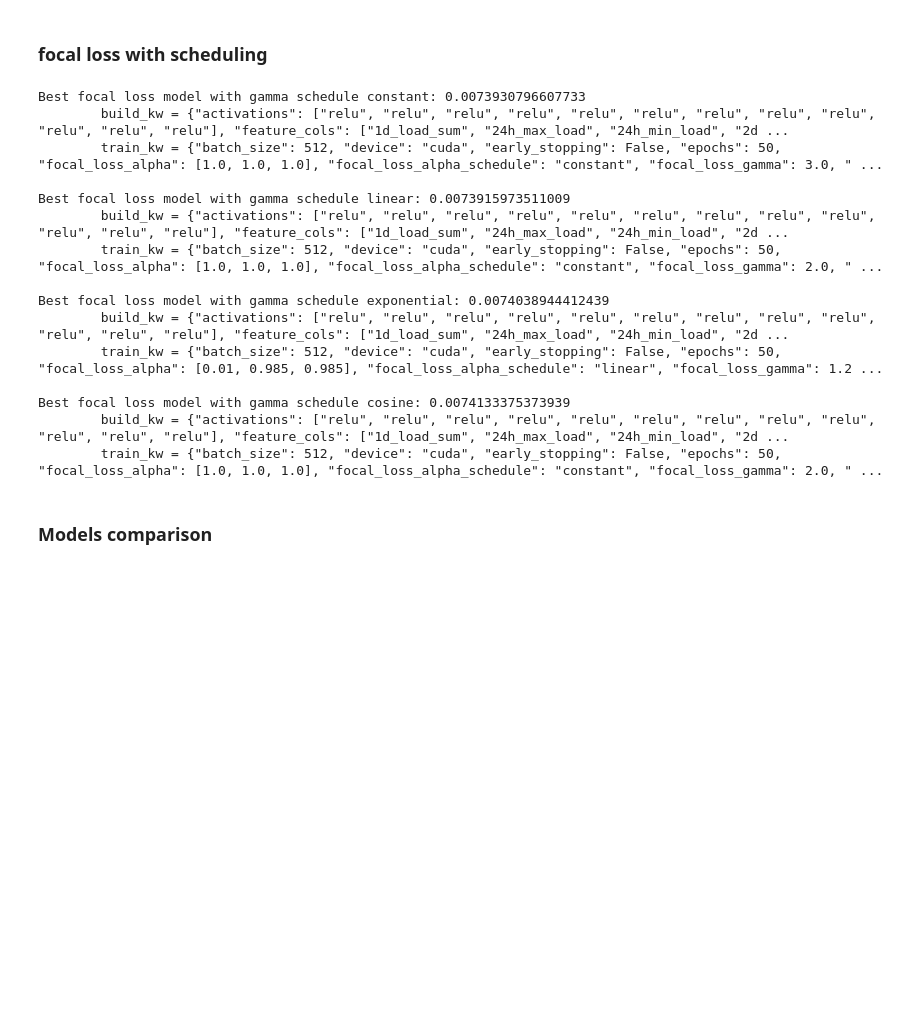
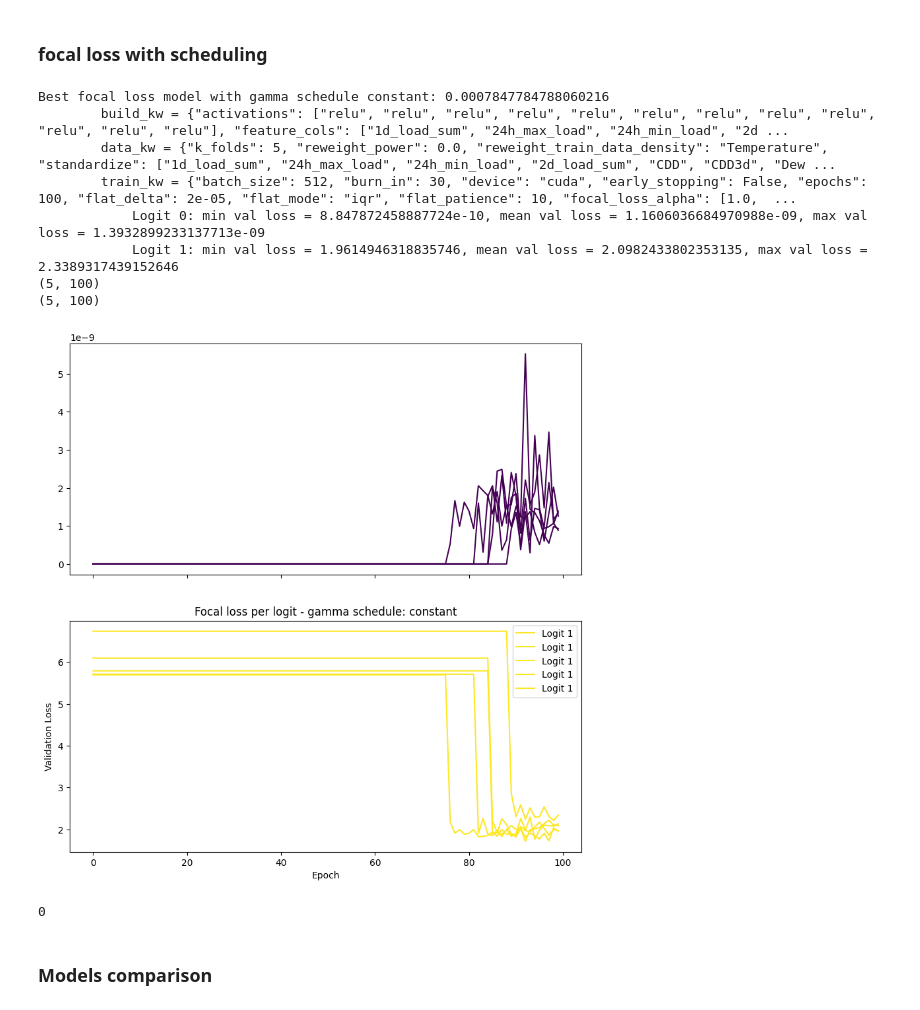
Before and after one commit to malo-lahogue/Generator-outage-probability, a Jupyter notebook: Notebooks/hourly_grid_search.ipynb, the cells around one changed output. Drawn from its saved outputs; the diff is of its cells as text; code cells hidden in the pictures; blank space fills up the shorter version.

```diff
--- a/Notebooks/hourly_grid_search.ipynb
+++ b/Notebooks/hourly_grid_search.ipynb
@@ -59,7 +60,7 @@ Name: 1014, dtype: object
 State = '_New York'
 # State = ''
 
-for initial_state in ['A', 'D', 'U']:
+for initial_state in ['A']:#, 'D', 'U']:
     for end_state in ['A', 'D', 'U', 'all']:
         if initial_state == end_state:
             continue
@@ -220,18 +423,20 @@ grid_search_raw_df
 # %%
 cross_entropy_df = grid_search_focal_loss.loc[((grid_search_focal_loss['train_focal_loss_gamma_schedule']=='constant')
                                                & (grid_search_focal_loss['train_focal_loss_gamma']==0.0)
-                                               & (grid_search_focal_loss['train_focal_loss_alpha']==(1.0, 1.0, 1.0))
+                                               & (grid_search_focal_loss['train_focal_loss_alpha']==(1.0,1.0))
                                                & (grid_search_focal_loss['train_focal_loss_alpha_schedule']=='constant'))].copy().reset_index(drop=True)
 
-best_ce = cross_entropy_df.iloc[cross_entropy_df['min_val_loss'].idxmin()]
+best_ce = cross_entropy_df.iloc[cross_entropy_df['mean_val_loss'].idxmin()]
 print('Best cross-entropy model:')
 print(best_ce)
 idx = best_ce['index']
 print(f"\nInitial df row index: {idx}")
 raw_row = grid_search_raw_df.loc[idx]
 build_kw = raw_row['build_params'].replace(';', ',').replace('true', 'True').replace('false', 'False')
+data_kw = raw_row['data_params'].replace(';', ',').replace('true', 'True').replace('false', 'False')
 train_kw = raw_row['train_params'].replace(';', ',').replace('true', 'True').replace('false', 'False')
 print(f'Build params: {build_kw}')
+print(f'Data params: {data_kw}')
 print(f'Train params: {train_kw}')
 # %% [output]
 Best cross-entropy model:
@@ -254,36 +459,53 @@ Train params: {"batch_size": 512, "device": "cuda", "early_stopping": False, "ep
 # %% [markdown]
 ### focal loss with scheduling
 # %%
-for gamma_schedule in ['constant', 'linear', 'exponential', 'cosine']:
+for gamma_schedule in ['constant']:#, 'linear', 'exponential', 'cosine']:
     filtered_df = grid_search_focal_loss.loc[((grid_search_focal_loss['train_focal_loss_gamma_schedule']==gamma_schedule)
                                             & (grid_search_focal_loss['train_focal_loss_gamma']!=0.0))].copy().reset_index(drop=True)
-    best = filtered_df.iloc[filtered_df['min_val_loss'].idxmin()]
-    score = best['min_val_loss']
+    best = filtered_df.iloc[filtered_df['mean_val_loss'].idxmin()]
+    score = best['mean_val_loss']
     print(f'\nBest focal loss model with gamma schedule {gamma_schedule}: {score}')
 
     idx = best['index']
 
     raw_row = grid_search_raw_df.loc[idx]
     build_kw = raw_row['build_params'].replace(';', ',').replace('true', 'True').replace('false', 'False')
+    data_kw = raw_row['data_params'].replace(';', ',').replace('true', 'True').replace('false', 'False')
     train_kw = raw_row['train_params'].replace(';', ',').replace('true', 'True').replace('false', 'False')
     print(f'        build_kw = {build_kw}')
+    print(f'        data_kw = {data_kw}')
     print(f'        train_kw = {train_kw}')
+
+    logit_loss = string_logit(raw_row['val_loss_per_logit'])
+    for logit, losses in logit_loss.items():
+        print(f'            Logit {logit}: min val loss = {np.min(np.array(losses)[:,-1])}, mean val loss = {np.mean(np.array(losses)[:,-1])}, max val loss = {np.max(np.array(losses)[:,-1])}')
+    fig, axs = plt.subplots(len(logit_loss),1, figsize=(10, 5*len(logit_loss)), sharex=True)
+    colors = plt.cm.viridis(np.linspace(0, 1, len(logit_loss)))
+    for logit, losses in logit_loss.items():
+        print(np.array(losses).shape)
+        ax = axs[logit] if len(logit_loss) > 1 else axs
+        for i, loss in enumerate(losses):
+            ax.plot(loss, label=f'Logit {logit}', color=colors[logit])
+    ax.set_title(f'Focal loss per logit - gamma schedule: {gamma_schedule}')
+    ax.set_xlabel('Epoch')
+    ax.set_ylabel('Validation Loss')
+    ax.legend()
+    plt.show()
 # %% [output]
-Best focal loss model with gamma schedule constant: 0.0073930796607733
+Best focal loss model with gamma schedule constant: 0.0007847784788060216
         build_kw = {"activations": ["relu", "relu", "relu", "relu", "relu", "relu", "relu", "relu", "relu", "relu", "relu", "relu"], "feature_cols": ["1d_load_sum", "24h_max_load", "24h_min_load", "2d ...
-        train_kw = {"batch_size": 512, "device": "cuda", "early_stopping": False, "epochs": 50, "focal_loss_alpha": [1.0, 1.0, 1.0], "focal_loss_alpha_schedule": "constant", "focal_loss_gamma": 3.0, " ...
-
-Best focal loss model with gamma schedule linear: 0.0073915973511009
-        build_kw = {"activations": ["relu", "relu", "relu", "relu", "relu", "relu", "relu", "relu", "relu", "relu", "relu", "relu"], "feature_cols": ["1d_load_sum", "24h_max_load", "24h_min_load", "2d ...
-        train_kw = {"batch_size": 512, "device": "cuda", "early_stopping": False, "epochs": 50, "focal_loss_alpha": [1.0, 1.0, 1.0], "focal_loss_alpha_schedule": "constant", "focal_loss_gamma": 2.0, " ...
-
-Best focal loss model with gamma schedule exponential: 0.0074038944412439
-        build_kw = {"activations": ["relu", "relu", "relu", "relu", "relu", "relu", "relu", "relu", "relu", "relu", "relu", "relu"], "feature_cols": ["1d_load_sum", "24h_max_load", "24h_min_load", "2d ...
-        train_kw = {"batch_size": 512, "device": "cuda", "early_stopping": False, "epochs": 50, "focal_loss_alpha": [0.01, 0.985, 0.985], "focal_loss_alpha_schedule": "linear", "focal_loss_gamma": 1.2 ...
-
-Best focal loss model with gamma schedule cosine: 0.0074133375373939
-        build_kw = {"activations": ["relu", "relu", "relu", "relu", "relu", "relu", "relu", "relu", "relu", "relu", "relu", "relu"], "feature_cols": ["1d_load_sum", "24h_max_load", "24h_min_load", "2d ...
-        train_kw = {"batch_size": 512, "device": "cuda", "early_stopping": False, "epochs": 50, "focal_loss_alpha": [1.0, 1.0, 1.0], "focal_loss_alpha_schedule": "constant", "focal_loss_gamma": 2.0, " ...
+        data_kw = {"k_folds": 5, "reweight_power": 0.0, "reweight_train_data_density": "Temperature", "standardize": ["1d_load_sum", "24h_max_load", "24h_min_load", "2d_load_sum", "CDD", "CDD3d", "Dew ...
+        train_kw = {"batch_size": 512, "burn_in": 30, "device": "cuda", "early_stopping": False, "epochs": 100, "flat_delta": 2e-05, "flat_mode": "iqr", "flat_patience": 10, "focal_loss_alpha": [1.0,  ...
+            Logit 0: min val loss = 8.847872458887724e-10, mean val loss = 1.1606036684970988e-09, max val loss = 1.3932899233137713e-09
+            Logit 1: min val loss = 1.9614946318835746, mean val loss = 2.0982433802353135, max val loss = 2.3389317439152646
+(5, 100)
+(5, 100)
+[figure, added]
+# %%
+l = [0,1,2,0]
+l.index(0)
+# %% [output]
+0
 # %% [markdown]
 ### Models comparison
 # %%
```
Also changed, not shown: parts of 42 cells of this notebook, 25 other files.
